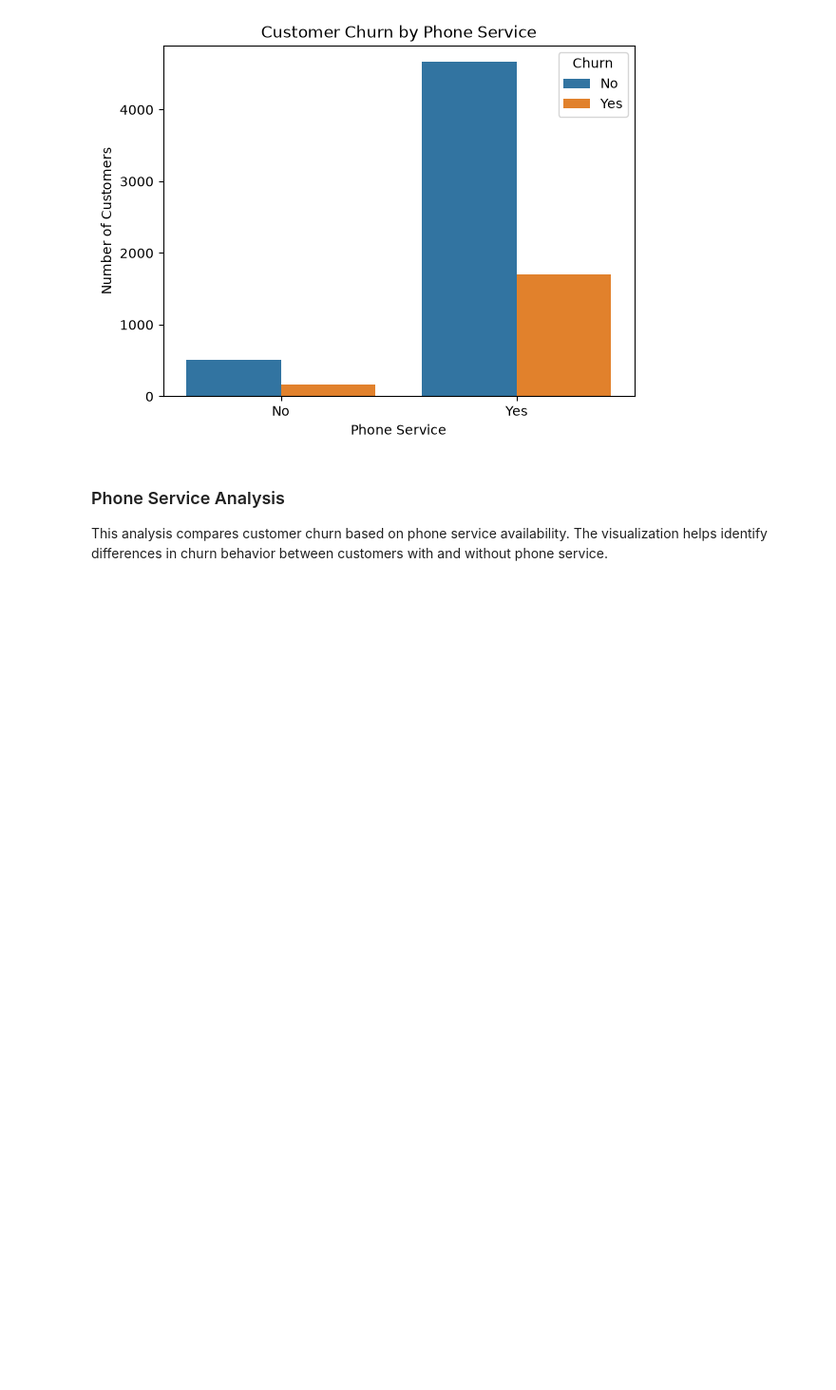
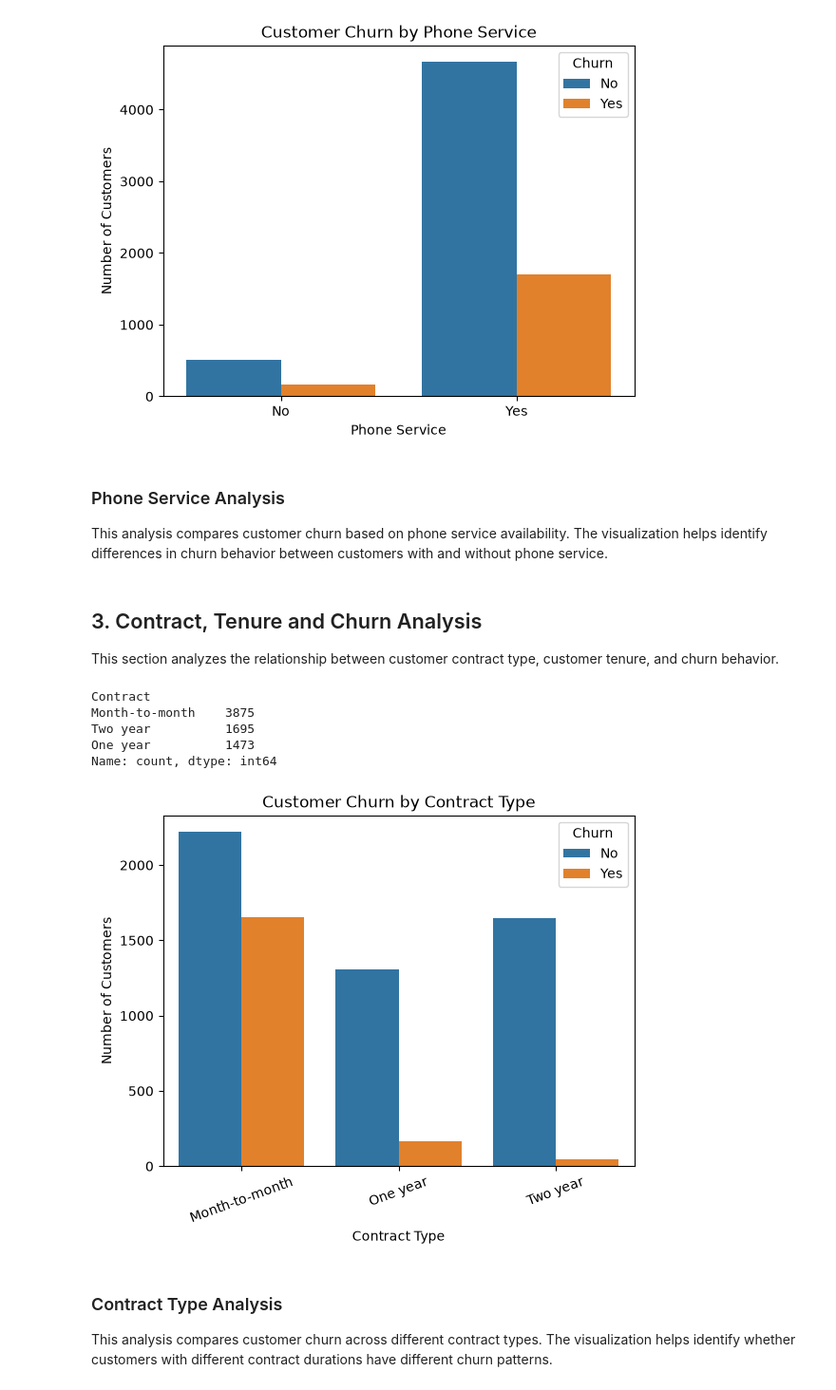
Before and after one commit to begamafreen8088-afk/zaalima-data-analytic, a Jupyter notebook: Notebooks/person2_eda.ipynb, the cells around one changed output. Shown at 95% size. Cells and saved outputs as stored; diff of their text form; code cells hidden in the pictures; blank space fills up the shorter version.

Commit message:
Add contract tenure and churn analysis

```diff
--- a/Notebooks/person2_eda.ipynb
+++ b/Notebooks/person2_eda.ipynb
@@ -427,3 +427,32 @@ plt.show()
 This analysis compares customer churn based on phone service availability.
 The visualization helps identify differences in churn behavior between
 customers with and without phone service.
+# %% [markdown]
+## 3. Contract, Tenure and Churn Analysis
+
+This section analyzes the relationship between customer contract type,
+customer tenure, and churn behavior.
+# %%
+df["Contract"].value_counts()
+# %% [output]
+Contract
+Month-to-month    3875
+Two year          1695
+One year          1473
+Name: count, dtype: int64
+# %%
+sns.countplot(data=df, x="Contract", hue="Churn")
+
+plt.title("Customer Churn by Contract Type")
+plt.xlabel("Contract Type")
+plt.ylabel("Number of Customers")
+plt.xticks(rotation=20)
+plt.show()
+# %% [output]
+[figure, added]
+# %% [markdown]
+### Contract Type Analysis
+
+This analysis compares customer churn across different contract types.
+The visualization helps identify whether customers with different
+contract durations have different churn patterns.
```
Also changed, not shown: parts of 17 cells of this notebook.
